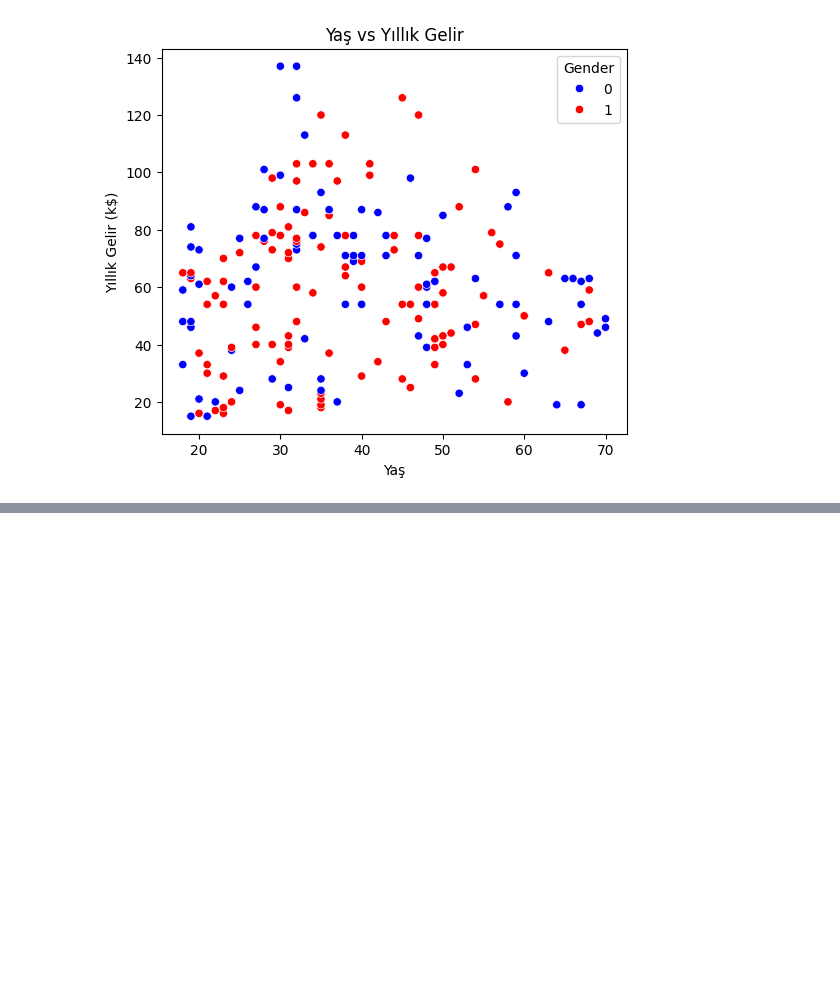
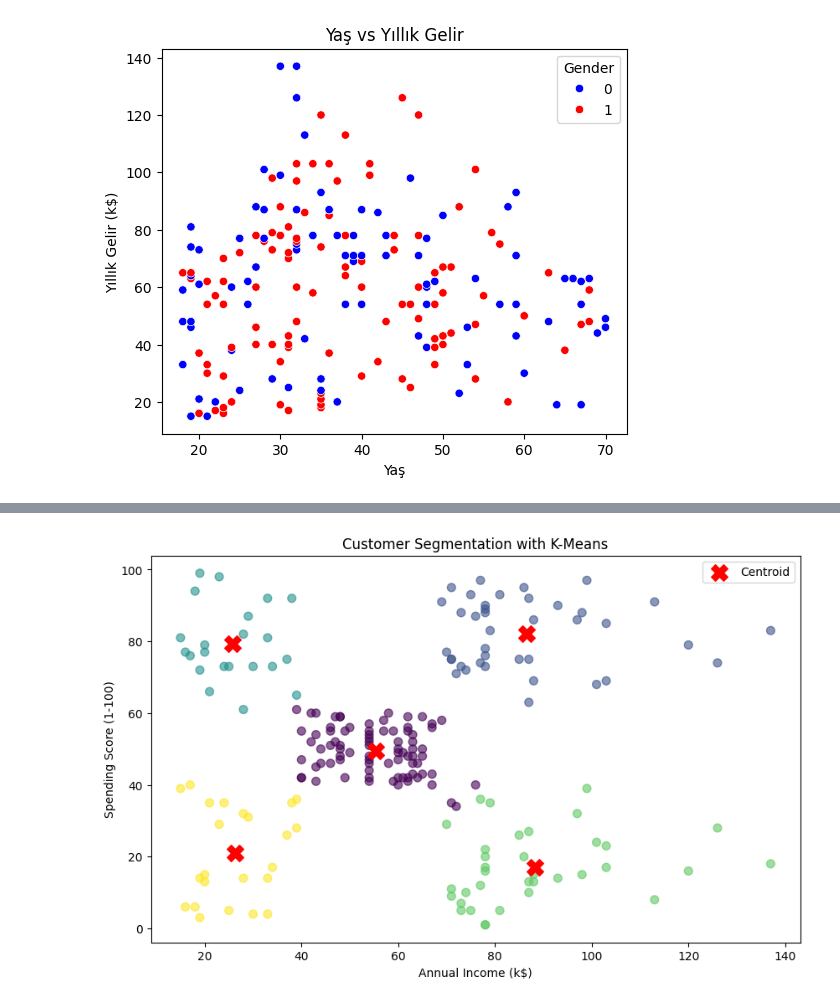
Before and after one commit to hafizecim/Mall-Customer-Segmentation-with-K-Means, a Jupyter notebook: mall_customer_segmentation.ipynb, the cells around one changed output, grey strips where cells are left out. Cells and saved outputs as stored; diff of their text form; code cells hidden in the pictures; blank space fills up the shorter version.

Commit message:
Kaggle Notebook | mall_customer_segmentation.ipynb | K-Means Müşteri Segmentasyonu Scatter Plot Analizi

```diff
--- a/mall_customer_segmentation.ipynb
+++ b/mall_customer_segmentation.ipynb
@@ -456,3 +456,37 @@ Cinsiyetin harcama davranışları üzerinde belirleyici etkisi yok.
 💡 **Sonraki Aşama:**
 - Bu segmentleri otomatik olarak belirlemek için **K-Means Kümeleme** uygulanabilir.
 - Her segmente etiket (VIP, Standart, Sadık, vs.) atanabilir ve pazarlama stratejileri bu etiketlere göre şekillendirilebilir.
+# %%
+# 📌 4️⃣ K-Means Kümeleme ve Scatter Plot
+
+from sklearn.cluster import KMeans
+import matplotlib.pyplot as plt
+
+# Kullanılacak kolonlar
+X = df[['Annual Income (k$)', 'Spending Score (1-100)']].values
+
+# Kümelerin sayısı (önceden scatter plot gözlemi ile 5 belirledik)
+kmeans = KMeans(n_clusters=5, random_state=42)
+clusters = kmeans.fit_predict(X)
+
+# Küme etiketlerini DataFrame'e ekle
+df['Cluster'] = clusters
+
+# Kümelerin merkezlerini al
+centroids = kmeans.cluster_centers_
+
+# 🎨 Scatter Plot
+plt.figure(figsize=(10,6))
+plt.scatter(df['Annual Income (k$)'], df['Spending Score (1-100)'],
+            c=df['Cluster'], cmap='viridis', s=50, alpha=0.6)
+
+# Centroidleri ekle
+plt.scatter(centroids[:,0], centroids[:,1], c='red', s=200, marker='X', label='Centroid')
+
+plt.xlabel('Annual Income (k$)')
+plt.ylabel('Spending Score (1-100)')
+plt.title('Customer Segmentation with K-Means')
+plt.legend()
+plt.show()
+# %% [output]
+[figure, added]
```
Also changed, not shown: parts of 1 cell of this notebook.
